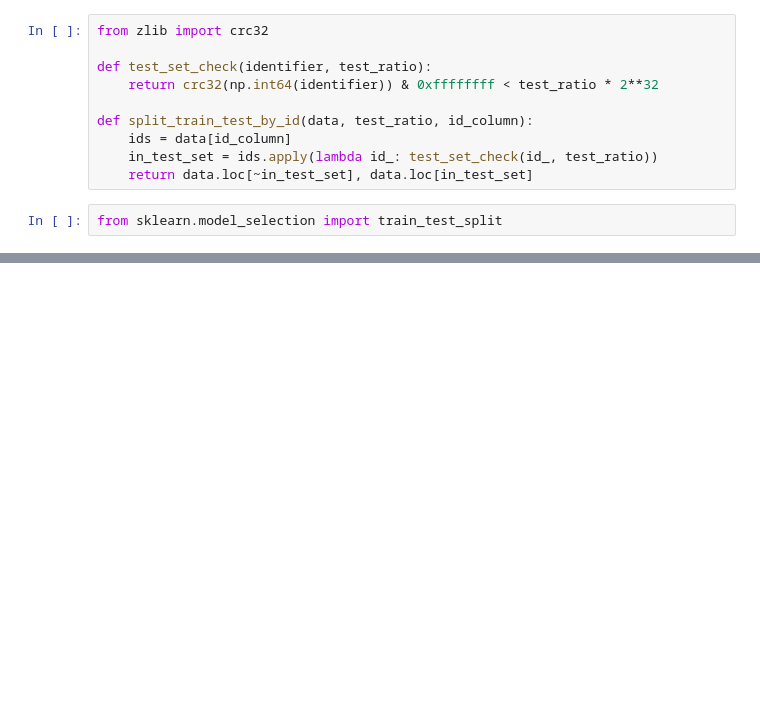
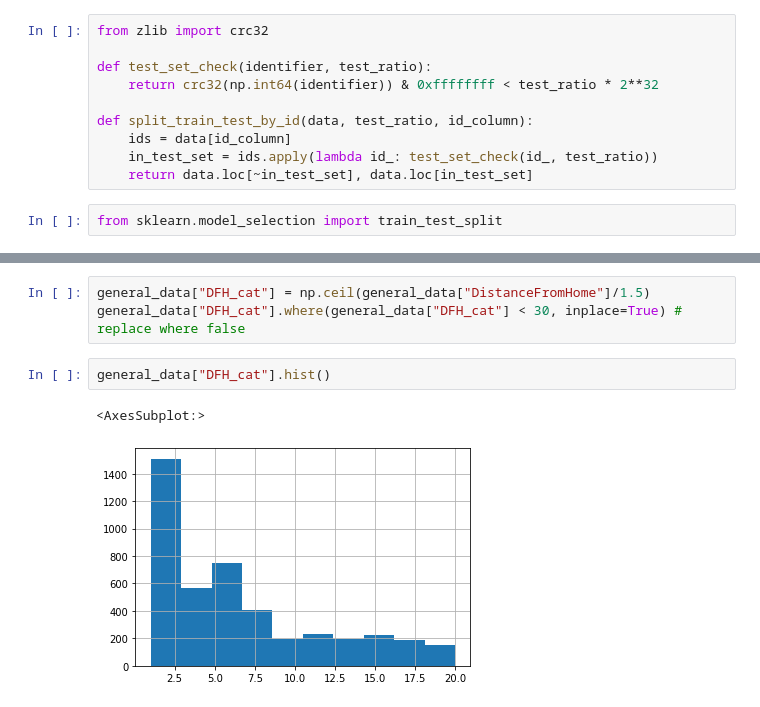
Before and after one commit to Killian-drh/Projet-HR-Analysis, a Jupyter notebook: NoteBook_Projet_IA.ipynb, the cells around one changed output, grey strips where cells are left out. Saved outputs shown, nothing was run; the diff lists cells and outputs as text; blank space fills up the shorter version.

```diff
--- a/NoteBook_Projet_IA.ipynb
+++ b/NoteBook_Projet_IA.ipynb
@@ -186,0 +201,8 @@ test_set.head()
+# %%
+general_data["DFH_cat"] = np.ceil(general_data["DistanceFromHome"]/1.5)
+general_data["DFH_cat"].where(general_data["DFH_cat"] < 30, inplace=True) # replace where false
+# %%
+general_data["DFH_cat"].hist()
+# %% [output]
+<AxesSubplot:>
+[figure, added]
```
Also changed, not shown: parts of 17 cells of this notebook.
